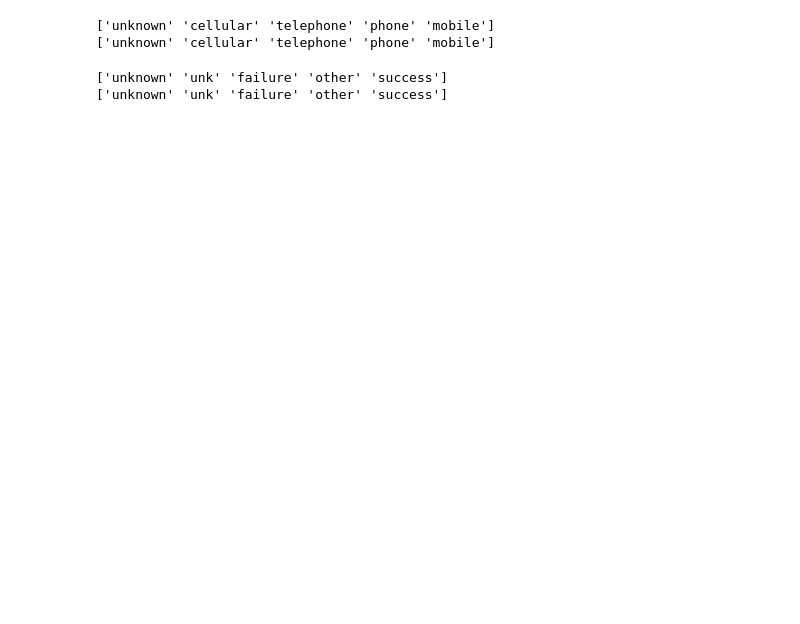
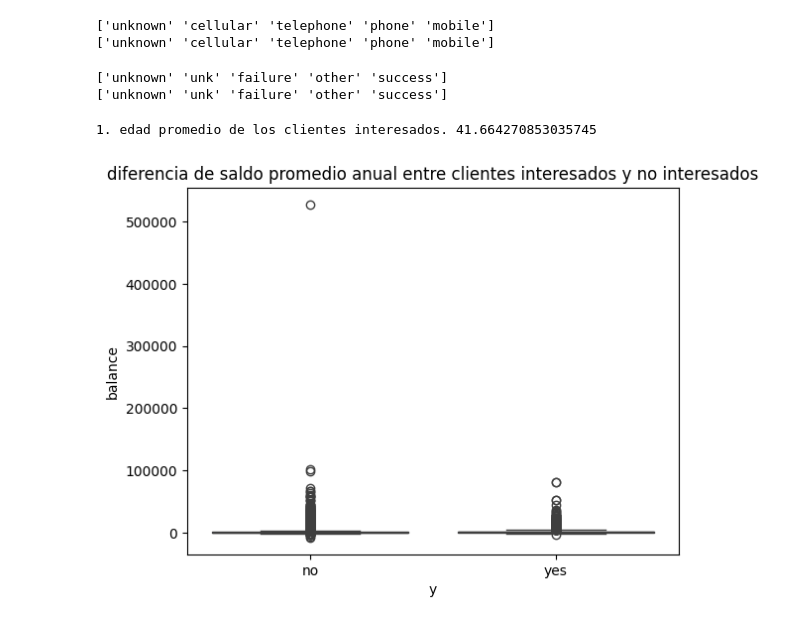
Before and after one commit to ludeon852/Talentotech, a Jupyter notebook: limpieza_de_datos.ipynb, the cells around one changed output. Drawn from its saved outputs; the diff is of its cells as text; code cells hidden in the pictures; blank space fills up the shorter version.

```diff
--- a/limpieza_de_datos.ipynb
+++ b/limpieza_de_datos.ipynb
@@ -309,3 +305,17 @@ print (data['poutcome'].unique())#despues
 # %%
 ruta = "/content/drive/MyDrive/Colab Notebooks/dataset_banco.csv"
 data.to_csv(ruta,index=False)
+# %%
+#Taller
+#edad promedio clientes interesados en adquirir certificado de deposito
+edad_promedio_interesados = data[data['y'] == 'yes']['age'].mean()
+print("1. edad promedio de los clientes interesados.", edad_promedio_interesados)
+# %% [output]
+1. edad promedio de los clientes interesados. 41.664270853035745
+# %%
+#diferencia de ingresos entre clientes interesados y no interesados
+sns.boxplot(x='y', y='balance', data=data)
+plt.title('diferencia de saldo promedio anual entre clientes interesados y no interesados')
+plt.show()
+# %% [output]
+[figure, added]
```
Also changed, not shown: parts of 13 cells of this notebook.
